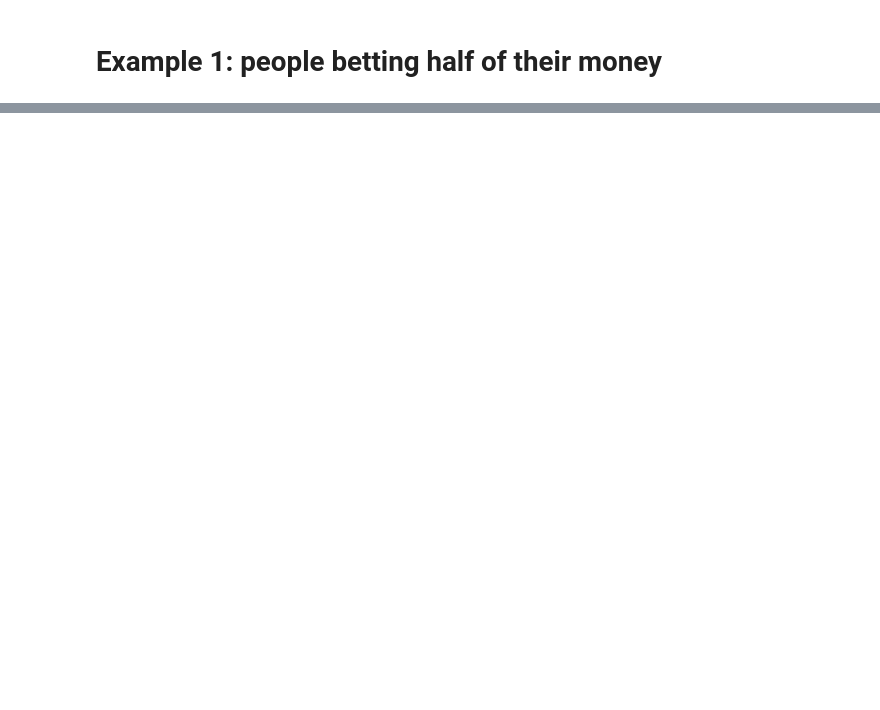
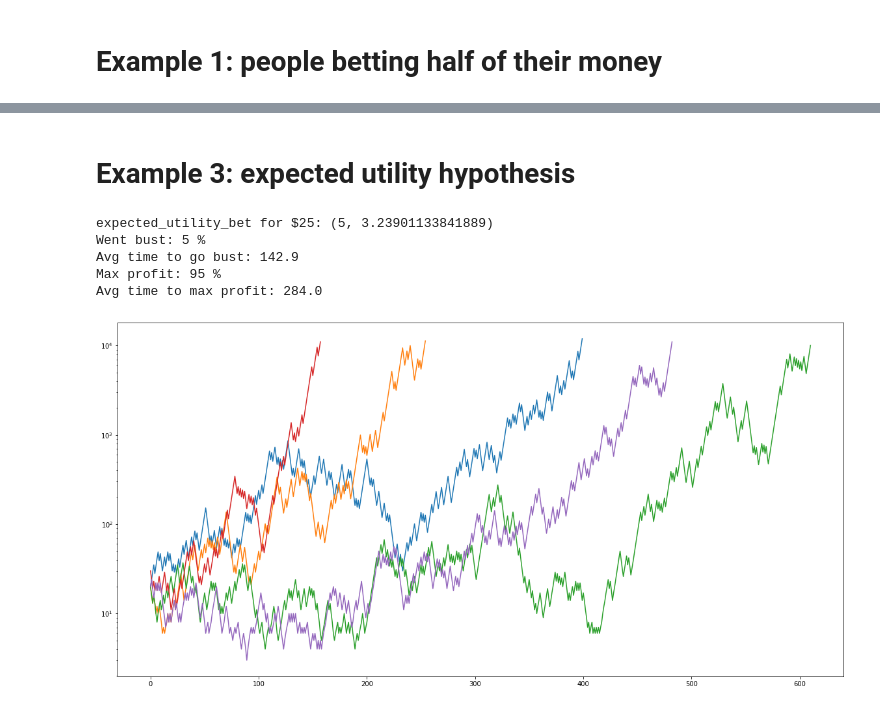
Before and after one commit to rogeriochaves/notebooks, a Jupyter notebook: probabilistic/Kelly Criterion.ipynb, the cells around one changed output, grey strips where cells are left out. Drawn from its saved outputs; the diff is of its cells as text; code cells hidden in the pictures; blank space fills up the shorter version.

```diff
--- a/probabilistic/Kelly Criterion.ipynb
+++ b/probabilistic/Kelly Criterion.ipynb
@@ -58,13 +58,0 @@ Avg time to max profit: 74.9
-# %%
-def expected_utility_bet(chance, cash):
-    max_utility = (0, 0)
-    for i in range(0, cash + 1):
-        utility = chance*(cash + i) + (1 - chance)*(cash - i)
-        if utility > max_utility[1]:
-            max_utility = (i, utility)
-    return max_utility
-
-print("expected_utility_bet for $25:", expected_utility_bet(0.6, 25))
-
-bet = lambda cash: expected_utility_bet(bet_chance, cash)[0]
-simulate_gambling()
@@ -88,0 +68,30 @@ Avg time to max profit: 375.4
+# %% [markdown]
+# Example 3: expected utility hypothesis
+# %%
+def bernoulli_utility(x):
+    utility = 0
+    if x > 0:
+        utility = math.log(x)
+    if x < 0:
+        utility = -math.log(abs(x))
+    return utility
+
+def expected_utility_bet(chance, cash):
+    max_utility = (0, 0)
+    for i in range(0, cash + 1):
+        utility = chance * bernoulli_utility(cash + i) + (1 - chance) * bernoulli_utility(cash - i)
+        if utility > max_utility[1]:
+            max_utility = (i, utility)
+    return max_utility
+
+print("expected_utility_bet for $25:", expected_utility_bet(0.6, 25))
+
+bet = lambda cash: expected_utility_bet(bet_chance, cash)[0]
+simulate_gambling()
+# %% [output]
+expected_utility_bet for $25: (5, 3.23901133841889)
+Went bust: 5 %
+Avg time to go bust: 142.9
+Max profit: 95 %
+Avg time to max profit: 284.0
+[figure, added]
```
Also changed, not shown: parts of 17 cells of this notebook, 1 other file.
